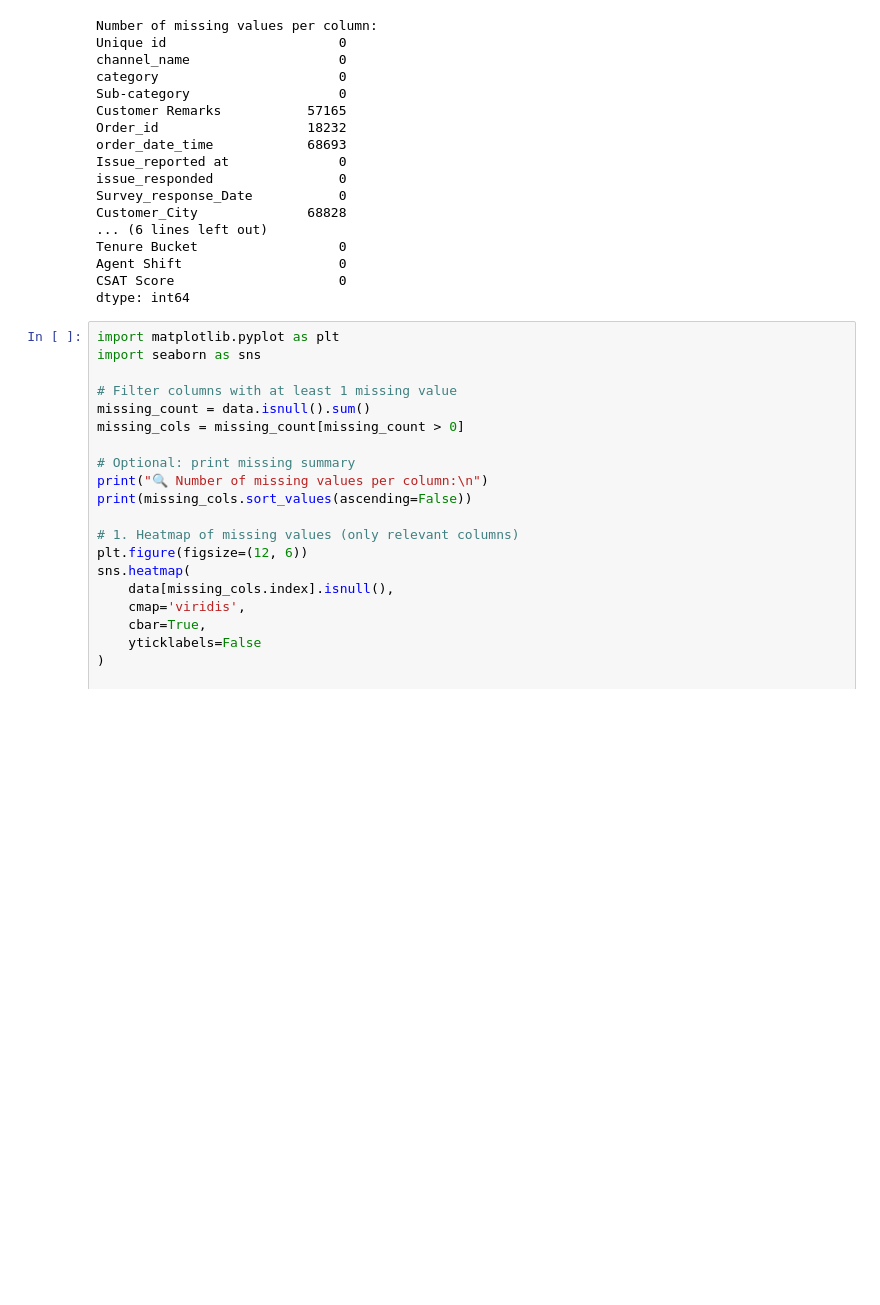
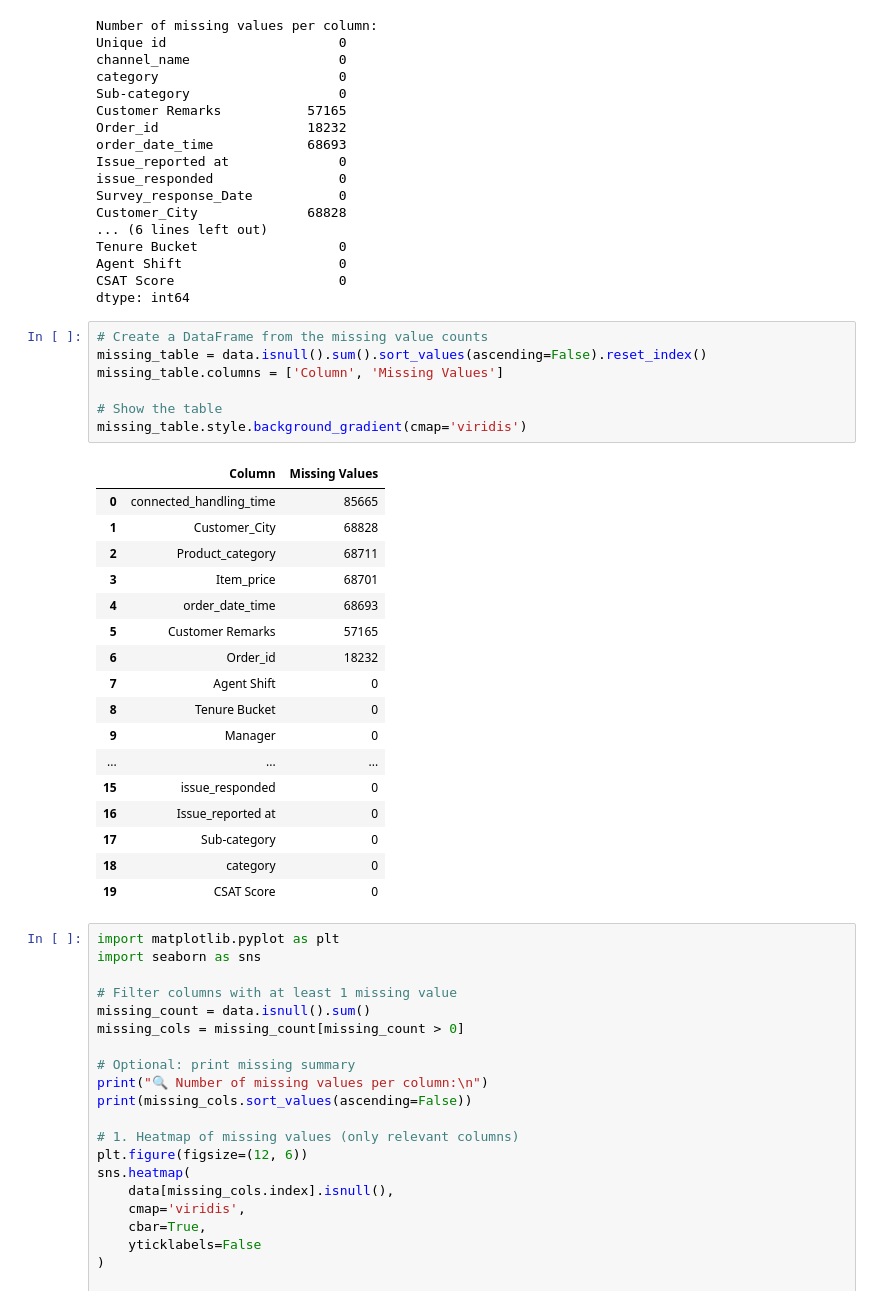
Before and after one commit to CCT-Dublin/capstone-project-feb-2024-pt-denissegarciavivolo, a Jupyter notebook: CA3_CapstoneProject_DenisseGarcia_Data2.ipynb, the cells around one changed output. Drawn from its saved outputs; the diff is of its cells as text; blank space fills up the shorter version.

```diff
--- a/CA3_CapstoneProject_DenisseGarcia_Data2.ipynb
+++ b/CA3_CapstoneProject_DenisseGarcia_Data2.ipynb
@@ -149,6 +149,31 @@ Tenure Bucket                  0
 Agent Shift                    0
 CSAT Score                     0
 dtype: int64
+# %%
+# Create a DataFrame from the missing value counts
+missing_table = data.isnull().sum().sort_values(ascending=False).reset_index()
+missing_table.columns = ['Column', 'Missing Values']
+
+# Show the table
+missing_table.style.background_gradient(cmap='viridis')
+# %% [output]
+|  | Column | Missing Values |
+| 0 | connected_handling_time | 85665 |
+| 1 | Customer_City | 68828 |
+| 2 | Product_category | 68711 |
+| 3 | Item_price | 68701 |
+| 4 | order_date_time | 68693 |
+| 5 | Customer Remarks | 57165 |
+| 6 | Order_id | 18232 |
+| 7 | Agent Shift | 0 |
+| 8 | Tenure Bucket | 0 |
+| 9 | Manager | 0 |
+| ... | ... | ... |
+| 15 | issue_responded | 0 |
+| 16 | Issue_reported at | 0 |
+| 17 | Sub-category | 0 |
+| 18 | category | 0 |
+| 19 | CSAT Score | 0 |
 # %%
 import matplotlib.pyplot as plt
 import seaborn as sns
```
Also changed, not shown: 2 other files.
